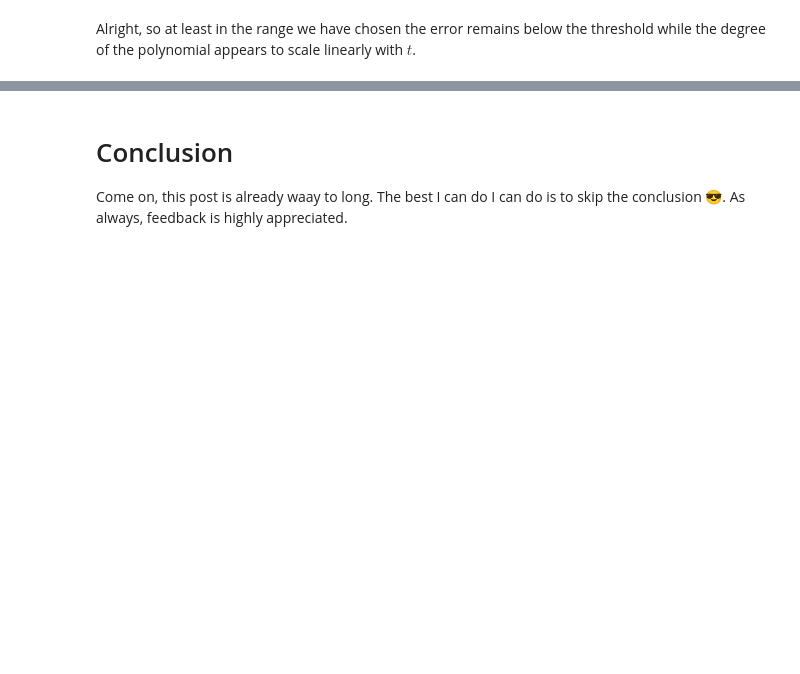
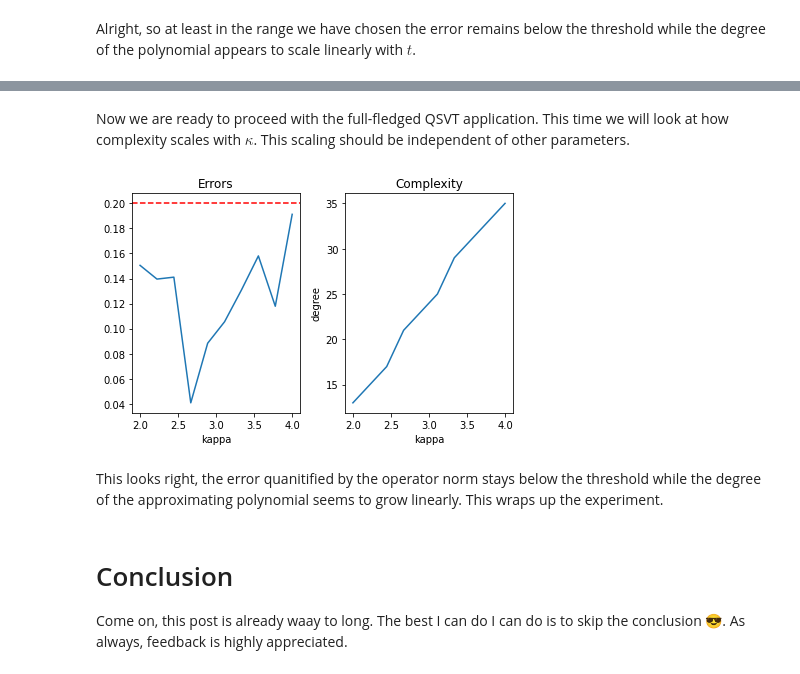
Before and after one commit to idnm/blog, a Jupyter notebook: posts/quantum_singular_value_transformation_intro/index.ipynb, the cells around one changed output, grey strips where cells are left out. Saved outputs shown, nothing was run; the diff lists cells and outputs as text; code cells hidden in the pictures; blank space fills up the shorter version.

```diff
--- a/posts/quantum_singular_value_transformation_intro/index.ipynb
+++ b/posts/quantum_singular_value_transformation_intro/index.ipynb
@@ -902,10 +942,0 @@ P = block_encoding.projector
-# %%
-epsilon = 0.1
-
-target_function = pyqsp.poly.PolyOneOverX()
-coeffs, scale = target_function.generate(kappa=3, epsilon=epsilon, ensure_bounded=True, return_scale=True)
-
-phis = pyqsp.angle_sequence.QuantumSignalProcessingPhases(coeffs, signal_operator='Wx')
-phis = angles_from_Wx_to_R(phis)
-
-U_phi = apply_QSVT(U, P, P, phis)
@@ -916,49 +943,57 @@ np.sort(s)
+# %% [markdown]
+Now we are ready to proceed with the full-fledged QSVT application. This time we will look at how complexity scales with $\kappa$. This scaling should be independent of other parameters.
 # %%
 seed = 1
 np.random.seed(seed)
 
-num_qubits = 6
+num_qubits = 5
 N = 2**num_qubits
+
 epsilon = 0.2
+kappas = np.linspace(2, 4, 10)
 
-target_function = pyqsp.poly.PolyOneOverX()
-norms = []
-kappas = np.linspace(2, 4, 10)
-alphas = []
+# We will keep track of accuracies and polynomial degrees.
+errors = []
 degrees = []
 
 for kappa in kappas:
 
-    n, m = np.random.randint(N//2, N, size=2)
-    V = scipy.stats.ortho_group.rvs(n, random_state=seed**2)
-    W = scipy.stats.ortho_group.rvs(m, random_state=seed**3)
+    # Generate a random linear system.
+    A = random_A(kappa, num_qubits)
+    n, m = A.shape
 
-    singular_values = np.random.uniform(low=1/kappa, high=1, size=min(n, m))
-    Sigma = np.zeros((n, m))
-    Sigma[:min(n, m), :min(n, m)] = np.diag(singular_values)
-
-    A = V @ Sigma @ W.conj().T
-
+    # Block encode it.
     block_encoding = BlockEncoding(A)
     U = block_encoding.unitary
     P = block_encoding.projector
 
+    # Determine approximating polynomial and QSP angles.
+    p = xinverse_approximating_polynomial(kappa, epsilon)
+    degrees.append(p.degree())
 
-    coeffs, scale = quiet(target_function.generate)(
-        kappa=kappa,
-        epsilon=epsilon,
-        ensure_bounded=True,
-        return_scale=True)
+    phis = pyqsp.angle_sequence.QuantumSignalProcessingPhases(p.coef, signal_operator='Wx')
+    phis = angles_from_W_to_R(phis)
 
-    phis = pyqsp.angle_sequence.QuantumSignalProcessingPhases(coeffs, signal_operator='Wx')
-    phis = angles_from_Wx_to_R(phis)
-
-    degrees.append(len(coeffs)-1)
-
+    # The QSVT circuit itself.
     U_phi = apply_QSVT(U, P, P, phis)
 
+    # Compare with the exact pseudo-inverse via the operator norm.
     exact_pseudo_inverse = np.linalg.pinv(A)
     our_pseudo_inverse = 2*kappa*np.real(U_phi.conj().T)[:m, :n]
 
-    norm = np.linalg.norm(our_pseudo_inverse-exact_pseudo_inverse, ord=2)
-    norms.append(norm)
+    error = np.linalg.norm(our_pseudo_inverse-exact_pseudo_inverse, ord=2)
+    errors.append(error)
+
+plt.subplot(1, 2, 1)
+plt.plot(kappas, errors)
+plt.title('Errors');
+plt.xlabel('kappa');
+plt.axhline(epsilon, linestyle='--', c='r')
+plt.subplot(1, 2, 2)
+plt.plot(kappas, degrees)
+plt.title('Complexity');
+plt.ylabel('degree');
+plt.xlabel('kappa');
+plt.tight_layout()
+# %% [output]
+[figure, added]
@@ -971,3 +1000,5 @@ plt.plot(kappas, degrees)
+# %% [markdown]
+This looks right, the error quanitified by the operator norm stays below the threshold while the degree of the approximating polynomial seems to grow linearly. This wraps up the experiment.
 # %% [markdown]
 # Conclusion
 
```
Also changed, not shown: parts of 10 cells of this notebook, 8 other files.
